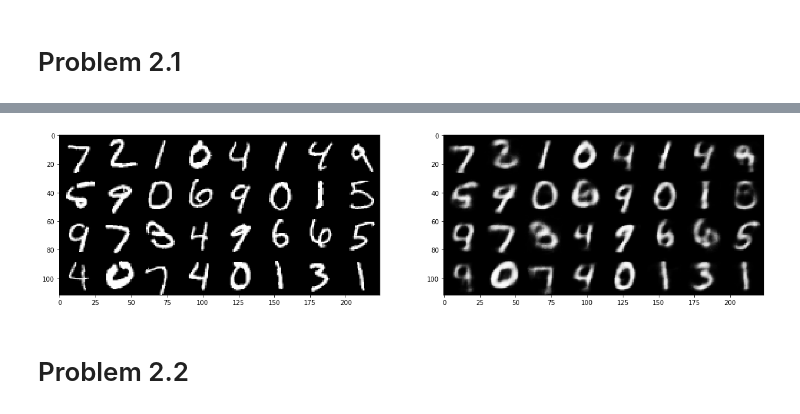
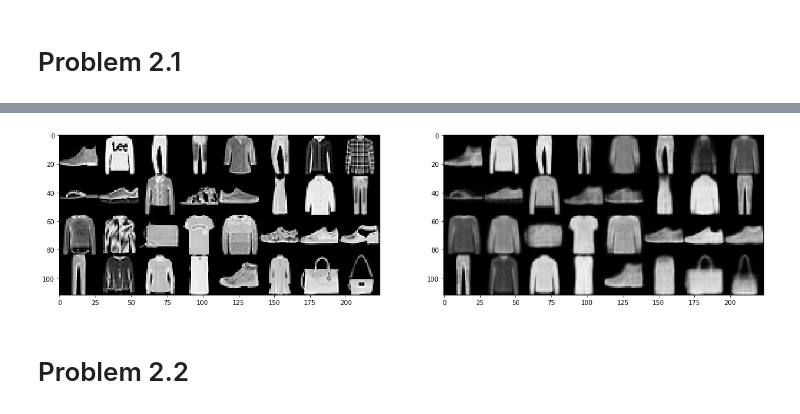
Before and after one commit to samalbertson3/ece-685, a Jupyter notebook: homework 4/homework 4.ipynb, the cells around one changed output, grey strips where cells are left out. Drawn from its saved outputs; the diff is of its cells as text; code cells hidden in the pictures.

```diff
--- a/homework 4/homework 4.ipynb
+++ b/homework 4/homework 4.ipynb
@@ -27,9 +29,12 @@ train_set,test_set,train_loader,test_loader = {},{},{},{}
 transform = transforms.Compose(
     [transforms.ToTensor()])
 
-train_set = torchvision.datasets.MNIST(root='../data', train=True, download=True, transform=transform)
-test_set = torchvision.datasets.MNIST(root='../data', train=False, download=True, transform=transform)
+train_set = torchvision.datasets.FashionMNIST(root='../data', train=True, download=True, transform=transform)
+test_set = torchvision.datasets.FashionMNIST(root='../data', train=False, download=True, transform=transform)
+train_set, val_set = random_split(train_set, [int(0.8 * len(train_set)), len(train_set) - int(0.8 * len(train_set))])
+
 train_loader = torch.utils.data.DataLoader(train_set, batch_size=batch_size, shuffle=True, num_workers=0)
+val_loader = torch.utils.data.DataLoader(val_set, batch_size=batch_size, shuffle=True, num_workers=0)
 test_loader = torch.utils.data.DataLoader(test_set, batch_size=batch_size, shuffle=False, num_workers=0)
 
 device = 'cuda' if torch.cuda.is_available() else 'cpu'
@@ -67,7 +72,7 @@ def loss_function(recon_x, x, mu, logvar):
     KLD = -0.5 * torch.sum(1 + logvar - mu.pow(2) - logvar.exp()) # KL Divergence b/w q_\phi(z|x) || p(z)
     return BCE + KLD
 # %%
-def train(model, device, train_loader, optimizer, epoch):
+def train_cVAE(model, device, train_loader, optimizer, epoch):
     train_loss = 0
     model.train()
     for batch_idx, (data, target) in enumerate(train_loader):
@@ -90,7 +95,7 @@ def train(model, device, train_loader, optimizer, epoch):
                 epoch, 100. * batch_idx / len(train_loader), train_loss/(batch_idx+1)))
     return train_loss
 
-def test(model, device, test_loader, epoch):
+def test_cVAE(model, device, test_loader, epoch):
     model.eval()
     test_loss = 0
     with torch.no_grad():
@@ -119,31 +124,3 @@ def make_optimizer(optimizer_name, model, **kwargs):
     else:
         raise ValueError('Not valid optimizer name')
     return optimizer
-# %%
-# set up model training
-
-seed = 1
-optimizer_name = 'Adam'
-
-
-num_epochs = 10
-lr = 0.001
-n_in = 28*28
-n_hid = 400
-z_dim = 20
-
-device = torch.device(device)
-torch.manual_seed(seed)
-torch.cuda.manual_seed(seed)
-
-
-# train model
-
-vae = VAE(10, n_in, n_hid, z_dim).to(device)
-
-optimizer = make_optimizer(optimizer_name, vae, lr=lr)
-
-for epoch in range(1, num_epochs + 1):
-    train(vae, device, train_loader, optimizer, epoch)
-
-test(vae, device, test_loader, epoch)
@@ -169,33 +221,33 @@ Test(10): Loss: 13524.8333
 # %%
 # generate 10 images per class (dress, coat, sandal, sneaker)
 # generate manifold plot (tips in homework)
 
 def show(img1, img2):
     npimg1 = img1.cpu().numpy()
     npimg2 = img2.cpu().numpy()
 
     fig, axes = plt.subplots(1,2, figsize=(20,10))
     axes[0].imshow(np.transpose(npimg1, (1,2,0)), interpolation='nearest')
     axes[1].imshow(np.transpose(npimg2, (1,2,0)), interpolation='nearest')
     fig.show()
 
 data, target = next(iter(test_loader))
 data = data[:32]
 target = target[:32]
 data_size = data.size()
 
 data = data.view(data.size(0),-1)
 target_onehot = torch.zeros(data.shape[0], 10)
 target_onehot[range(data.shape[0]), target] = 1
 data_adj = torch.cat((data, target_onehot), dim=1)
 
 data_adj = data_adj.to(device)
 
-output, _, _ = vae(data_adj)
+output, _, _ = cvae(data_adj)
 output = output.detach()
 
 show(make_grid(data.reshape(data_size), padding=0), make_grid(output.reshape(data_size), padding=0))
 # %% [output]
-[figure, old version]
+[figure, new version]
 # %% [markdown]
 # Problem 2.2
```
Also changed, not shown: parts of 9 cells of this notebook.
